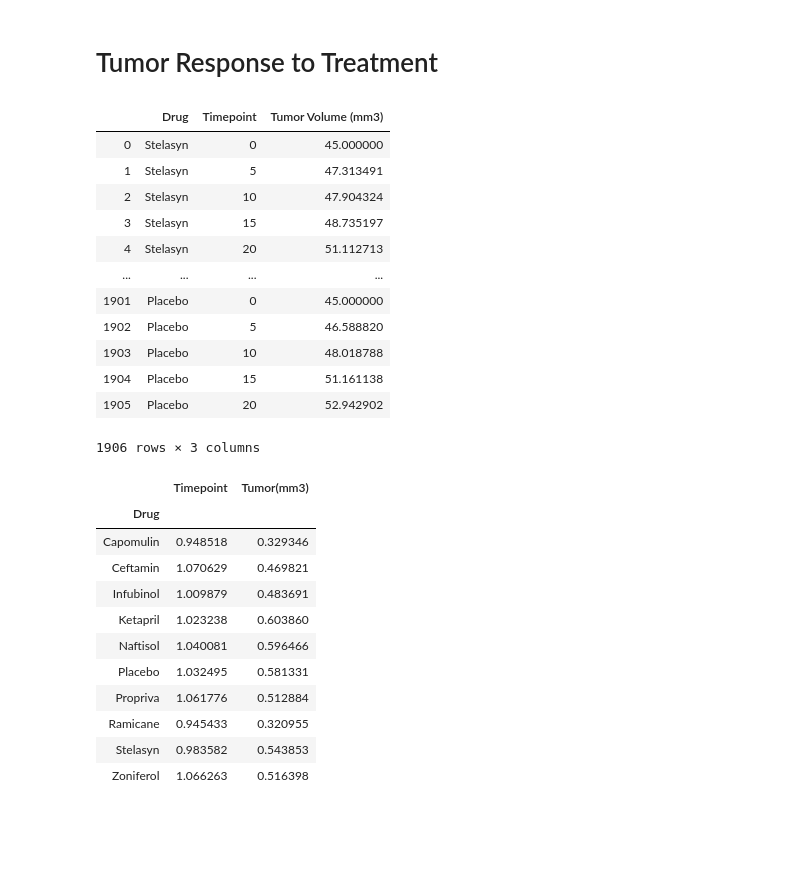
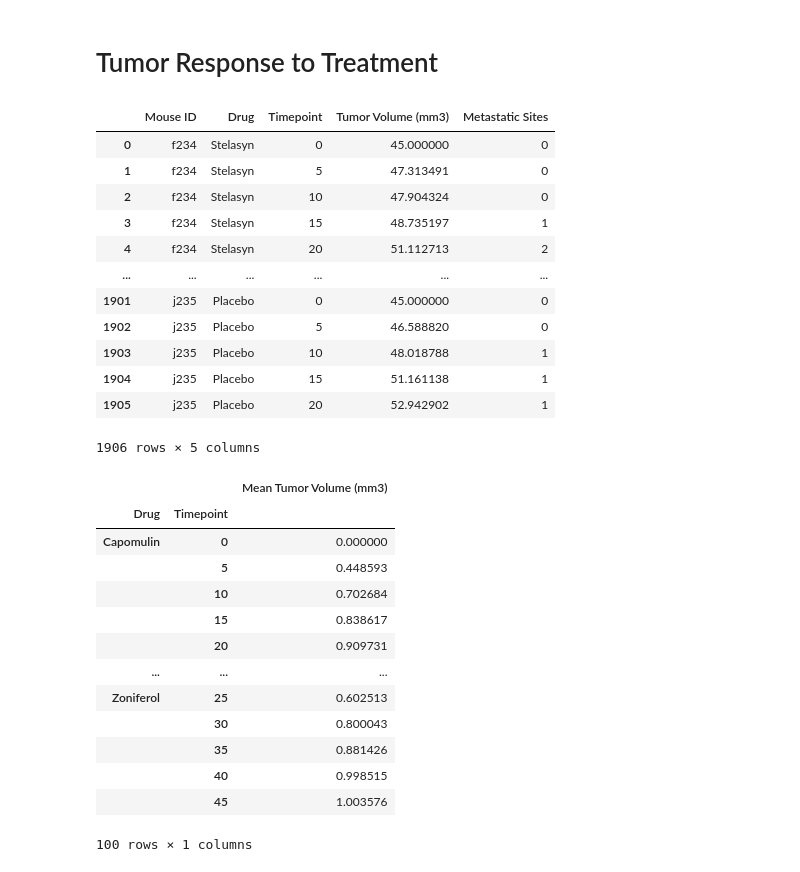
Before and after one commit to danielymiranda/matplotlib-challenge, a Jupyter notebook: Matplotlib-Challenge(Pymaceuticals).ipynb, the cells around one changed output. Drawn from its saved outputs; the diff is of its cells as text; code cells hidden in the pictures; blank space fills up the shorter version.

```diff
--- a/Matplotlib-Challenge(Pymaceuticals).ipynb
+++ b/Matplotlib-Challenge(Pymaceuticals).ipynb
@@ -42,25 +43,23 @@ combined_trial_df
 # Tumor Response to Treatment
 # %%
 # Store the Mean Tumor Volume Data Grouped by Drug and Timepoint
-grouped_trial_df = combined_trial_df[["Drug", "Timepoint", "Tumor Volume (mm3)"]]
-
-#Drug, Timepoint, Tumor Volume (mm3)
+combined_trial_df["Timepoint"] = combined_trial_df["Timepoint"].astype("object")
 # %%
 # Convert to DataFrame
-grouped_trial_df
+combined_trial_df
 
 # Preview DataFrame
 # %% [output]
-|  | Drug | Timepoint | Tumor Volume (mm3) |
-| 0 | Stelasyn | 0 | 45.000000 |
-| 1 | Stelasyn | 5 | 47.313491 |
-| 2 | Stelasyn | 10 | 47.904324 |
-| 3 | Stelasyn | 15 | 48.735197 |
-| 4 | Stelasyn | 20 | 51.112713 |
-| ... | ... | ... | ... |
-| 1901 | Placebo | 0 | 45.000000 |
-| 1902 | Placebo | 5 | 46.588820 |
-| 1903 | Placebo | 10 | 48.018788 |
-| 1904 | Placebo | 15 | 51.161138 |
-| 1905 | Placebo | 20 | 52.942902 |
+|  | Mouse ID | Drug | Timepoint | Tumor Volume (mm3) | Metastatic Sites |
+| 0 | f234 | Stelasyn | 0 | 45.000000 | 0 |
+| 1 | f234 | Stelasyn | 5 | 47.313491 | 0 |
+| 2 | f234 | Stelasyn | 10 | 47.904324 | 0 |
+| 3 | f234 | Stelasyn | 15 | 48.735197 | 1 |
+| 4 | f234 | Stelasyn | 20 | 51.112713 | 2 |
+| ... | ... | ... | ... | ... | ... |
+| 1901 | j235 | Placebo | 0 | 45.000000 | 0 |
+| 1902 | j235 | Placebo | 5 | 46.588820 | 0 |
+| 1903 | j235 | Placebo | 10 | 48.018788 | 1 |
+| 1904 | j235 | Placebo | 15 | 51.161138 | 1 |
+| 1905 | j235 | Placebo | 20 | 52.942902 | 1 |
-1906 rows × 3 columns
+1906 rows × 5 columns
@@ -67,19 +88,27 @@ grouped_trial_df
 # %%
+#2.Sem function
+
 #tumor_volume_na=tumor_renamed["Tumor(mm3)"].sem(axis=1)
-tumor_volume_na=tumor_renamed.groupby("Drug").sem()
+#tumor_volume_na=tumor_renamed.groupby("Drug").sem()
+#tumor_volume_na
 
-tumor_volume_na
+standard_error_tumor=by_drug_timepoint["Tumor Volume (mm3)"].sem()
+standard_error_tumor_by_dt=pd.DataFrame({"Mean Tumor Volume (mm3)":standard_error_tumor})
+
+standard_error_tumor_by_dt
 # %% [output]
-|  | Timepoint | Tumor(mm3) |
-| Drug |  |  |
-| Capomulin | 0.948518 | 0.329346 |
-| Ceftamin | 1.070629 | 0.469821 |
-| Infubinol | 1.009879 | 0.483691 |
-| Ketapril | 1.023238 | 0.603860 |
-| Naftisol | 1.040081 | 0.596466 |
-| Placebo | 1.032495 | 0.581331 |
-| Propriva | 1.061776 | 0.512884 |
-| Ramicane | 0.945433 | 0.320955 |
-| Stelasyn | 0.983582 | 0.543853 |
-| Zoniferol | 1.066263 | 0.516398 |
+|  |  | Mean Tumor Volume (mm3) |
+| Drug | Timepoint |  |
+| Capomulin | 0 | 0.000000 |
+|  | 5 | 0.448593 |
+|  | 10 | 0.702684 |
+|  | 15 | 0.838617 |
+|  | 20 | 0.909731 |
+| ... | ... | ... |
+| Zoniferol | 25 | 0.602513 |
+|  | 30 | 0.800043 |
+|  | 35 | 0.881426 |
+|  | 40 | 0.998515 |
+|  | 45 | 1.003576 |
+100 rows × 1 columns
 # %%
```
Also changed, not shown: parts of 24 cells of this notebook.
